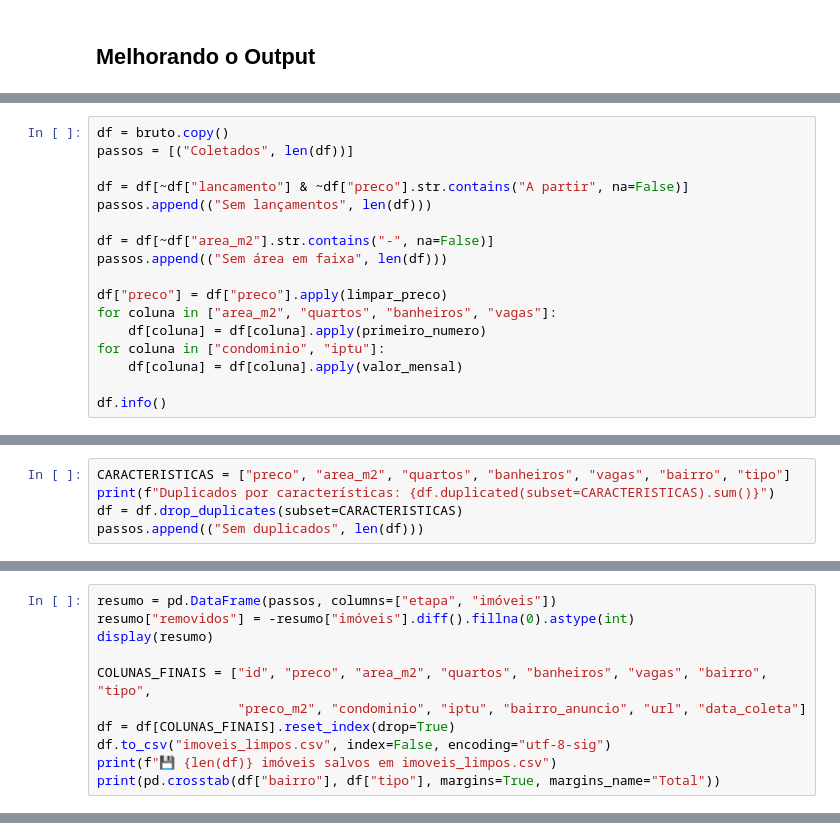
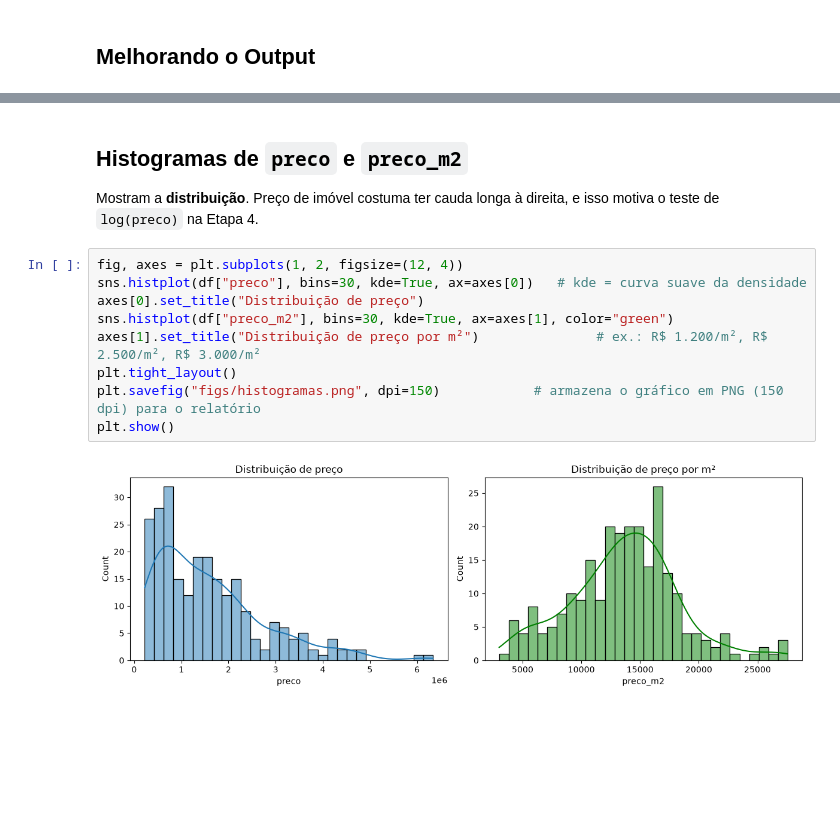
Before and after one commit to bingxyi/WebScraping-RLS-RLM, a Jupyter notebook: 02_limpeza_eda.ipynb, the cells around one changed output, grey strips where cells are left out. Drawn from its saved outputs; the diff is of its cells as text; blank space fills up the shorter version.

```diff
--- a/02_limpeza_eda.ipynb
+++ b/02_limpeza_eda.ipynb
@@ -112,17 +164,0 @@ Três decisões antes de converter:
-# %%
-df = bruto.copy()
-passos = [("Coletados", len(df))]
-
-df = df[~df["lancamento"] & ~df["preco"].str.contains("A partir", na=False)]
-passos.append(("Sem lançamentos", len(df)))
-
-df = df[~df["area_m2"].str.contains("-", na=False)]
-passos.append(("Sem área em faixa", len(df)))
-
-df["preco"] = df["preco"].apply(limpar_preco)
-for coluna in ["area_m2", "quartos", "banheiros", "vagas"]:
-    df[coluna] = df[coluna].apply(primeiro_numero)
-for coluna in ["condominio", "iptu"]:
-    df[coluna] = df[coluna].apply(valor_mensal)
-
-df.info()
@@ -174,5 +164,0 @@ O notebook 01 já removeu repetidos pelo `id` do anúncio. Mas o **mesmo imóvel
-# %%
-CARACTERISTICAS = ["preco", "area_m2", "quartos", "banheiros", "vagas", "bairro", "tipo"]
-print(f"Duplicados por características: {df.duplicated(subset=CARACTERISTICAS).sum()}")
-df = df.drop_duplicates(subset=CARACTERISTICAS)
-passos.append(("Sem duplicados", len(df)))
@@ -219,11 +164,0 @@ preco_m2 (escala log): faixa aceita [2.949, 59.671] → removendo 8
-# %%
-resumo = pd.DataFrame(passos, columns=["etapa", "imóveis"])
-resumo["removidos"] = -resumo["imóveis"].diff().fillna(0).astype(int)
-display(resumo)
-
-COLUNAS_FINAIS = ["id", "preco", "area_m2", "quartos", "banheiros", "vagas", "bairro", "tipo",
-                  "preco_m2", "condominio", "iptu", "bairro_anuncio", "url", "data_coleta"]
-df = df[COLUNAS_FINAIS].reset_index(drop=True)
-df.to_csv("imoveis_limpos.csv", index=False, encoding="utf-8-sig")
-print(f"💾 {len(df)} imóveis salvos em imoveis_limpos.csv")
-print(pd.crosstab(df["bairro"], df["tipo"], margins=True, margins_name="Total"))
@@ -403,0 +248,15 @@ Resposta com os números da coleta de **27/09/2026** (642 imóveis após a limpe
+# %% [markdown]
+## Histogramas de `preco` e `preco_m2`
+
+Mostram a **distribuição**. Preço de imóvel costuma ter cauda longa à direita, e isso motiva o teste de `log(preco)` na Etapa 4.
+# %%
+fig, axes = plt.subplots(1, 2, figsize=(12, 4))
+sns.histplot(df["preco"], bins=30, kde=True, ax=axes[0])   # kde = curva suave da densidade
+axes[0].set_title("Distribuição de preço")
+sns.histplot(df["preco_m2"], bins=30, kde=True, ax=axes[1], color="green")
+axes[1].set_title("Distribuição de preço por m²")               # ex.: R$ 1.200/m², R$ 2.500/m², R$ 3.000/m²
+plt.tight_layout()
+plt.savefig("figs/histogramas.png", dpi=150)            # armazena o gráfico em PNG (150 dpi) para o relatório
+plt.show()
+# %% [output]
+[figure, added]
```
Also changed, not shown: parts of 47 cells of this notebook, 13 other files.
